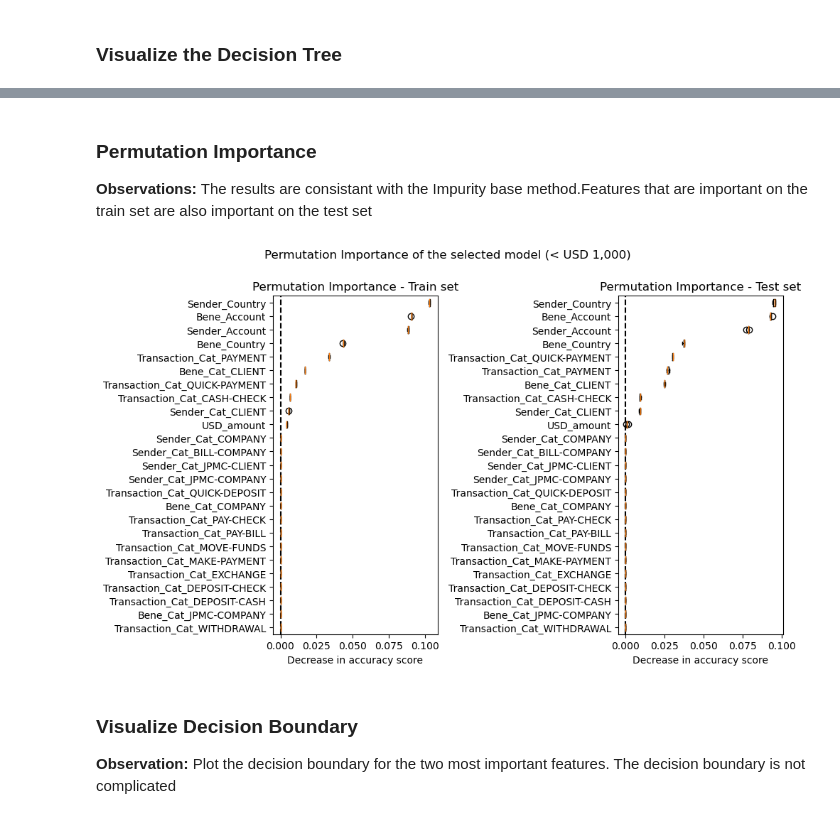
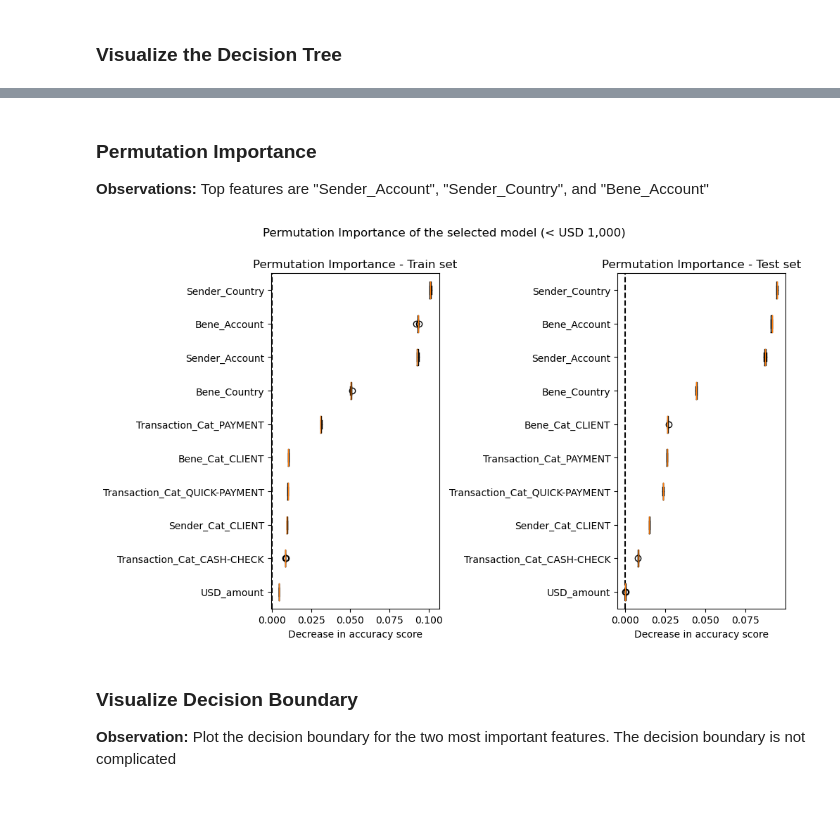
Before and after one commit to TLe2023/PaymentFraudDetection, a Jupyter notebook: Fraud_Detection_Low_Amount_Final.ipynb, the cells around one changed output, grey strips where cells are left out. Cells and saved outputs as stored; diff of their text form; code cells hidden in the pictures.

```diff
--- a/Fraud_Detection_Low_Amount_Final.ipynb
+++ b/Fraud_Detection_Low_Amount_Final.ipynb
@@ -339,6 +337,7 @@ X_train, y_train = undersample.fit_resample(X_train, y_train)
 X_test, y_test = oversample.fit_resample(X_test_org, y_test_org)
 # %%
-# fit and apply the transform
+# fit and apply the transform for undersampling
+X_cal, y_cal = undersample.fit_resample(X_cal, y_cal)
 X_test, y_test = undersample.fit_resample(X_test, y_test)
 # %% [markdown]
 #### View balancing results
@@ -426,10 +411,10 @@ df_scores
 # %%
 model_pipes = {
-    'DT': Pipeline([('selector', SelectKBest(k=10)), ('classifier', DecisionTreeClassifier(random_state=random_state))]),
-    'XGB': Pipeline([('selector', SelectKBest(k=10)), ('classifier', XGBClassifier(random_state=random_state))]),
-    'HGBT': Pipeline([('selector', SelectKBest(k=10)), ('classifier', HistGradientBoostingClassifier(random_state=random_state))]),
-    'AB': Pipeline([('selector', SelectKBest(k=10)), ('classifier', AdaBoostClassifier(random_state=random_state))]),
-    #'RF': Pipeline([('selector', SelectKBest(k=10)), ('classifier', RandomForestClassifier(random_state=random_state))])
+    'DT': DecisionTreeClassifier(random_state=random_state),
+    'XGB': XGBClassifier(random_state=random_state),
+    'HGBT': HistGradientBoostingClassifier(random_state=random_state),
+    'AB': AdaBoostClassifier(random_state=random_state)
+    #'LR': Pipeline([('scaler', MinMaxScaler()), ('classifier', LogisticRegression(random_state=random_state))]),
 }
 # %%
 for pipe_name, pipe in model_pipes.items():
@@ -752,22 +767,0 @@ For all four models, the training scores started high and decreased when the num
-# %%
-fig, ax = plt.subplots(nrows=3, ncols=1, figsize=(6, 10), sharey=True)
-
-common_params = {
-    "X": X_train,
-    "y": y_train,
-    "line_kw": {"marker": "o"},
-    "std_display_style": "fill_between",
-    "scoring": "accuracy",
-    "score_name": "Accuracy score",
-}
-ax_idx = 0
-grid_positions = [0, 1, 2]
-for name, grid in grid_list.items():
-    estimator = grid.best_estimator_
-    LearningCurveDisplay.from_estimator(estimator, **common_params, ax=ax[grid_positions[ax_idx]])
-    handles, label = ax[grid_positions[ax_idx]].get_legend_handles_labels()
-    ax[grid_positions[ax_idx]].legend(handles[:2], ["Training Score", "Validation Score"])
-    ax[grid_positions[ax_idx]].set_title(f"Learning Curve for {name} classifier")
-    ax_idx = ax_idx + 1
-fig.tight_layout(pad = 2.5)
-plt.savefig('images/learning_curves.png')
@@ -779,10 +771,8 @@ plt.savefig('images/learning_curves.png')
 # %%
 selected_model_name = 'XGB'
 selected_display_name = f"{selected_model_name} - Improved"
-selected_grid = grid_list[selected_model_name]
-selected_clf = selected_grid.best_estimator_
-selected_feature_names = selected_clf[:-1].get_feature_names_out()
-model = selected_clf[-1]
+selected_clf = clf_list[selected_model_name]
+model = selected_clf.calibrated_classifiers_[0].estimator
 # %% [markdown]
 ### Classification Report and Confusion Matrix
 # %%
@@ -885,8 +857,7 @@ plt.savefig('images/feature_importance_mdi.png')
-# %% [markdown]
-### Permutation Importance
-
-**Observations:**
-The results are consistant with the Impurity base method.Features that are important on the train set are also important on the test set
+# %% [markdown]
+### Permutation Importance
+
+**Observations:** Top features are "Sender_Account", "Sender_Country", and "Bene_Account"
 # %%
 def plot_permutation_importance(model, X, y, ax):
     result = permutation_importance(model, X, y, n_repeats=5, random_state=42, n_jobs=2)
@@ -915,9 +886,9 @@ def model_permutation_importance(model, X_train, y_train, X_test, y_test):
     plt.tight_layout()
     plt.savefig('images/permutation.png')
 # %%
-model_permutation_importance(selected_grid, X_train, y_train, X_test, y_test)
+model_permutation_importance(model, X_train, y_train, X_test, y_test)
 # %% [output]
-[figure, old version]
+[figure, new version]
 # %% [markdown]
 ### Visualize Decision Boundary
 
```
Also changed, not shown: parts of 70 cells of this notebook, 49 other files.
